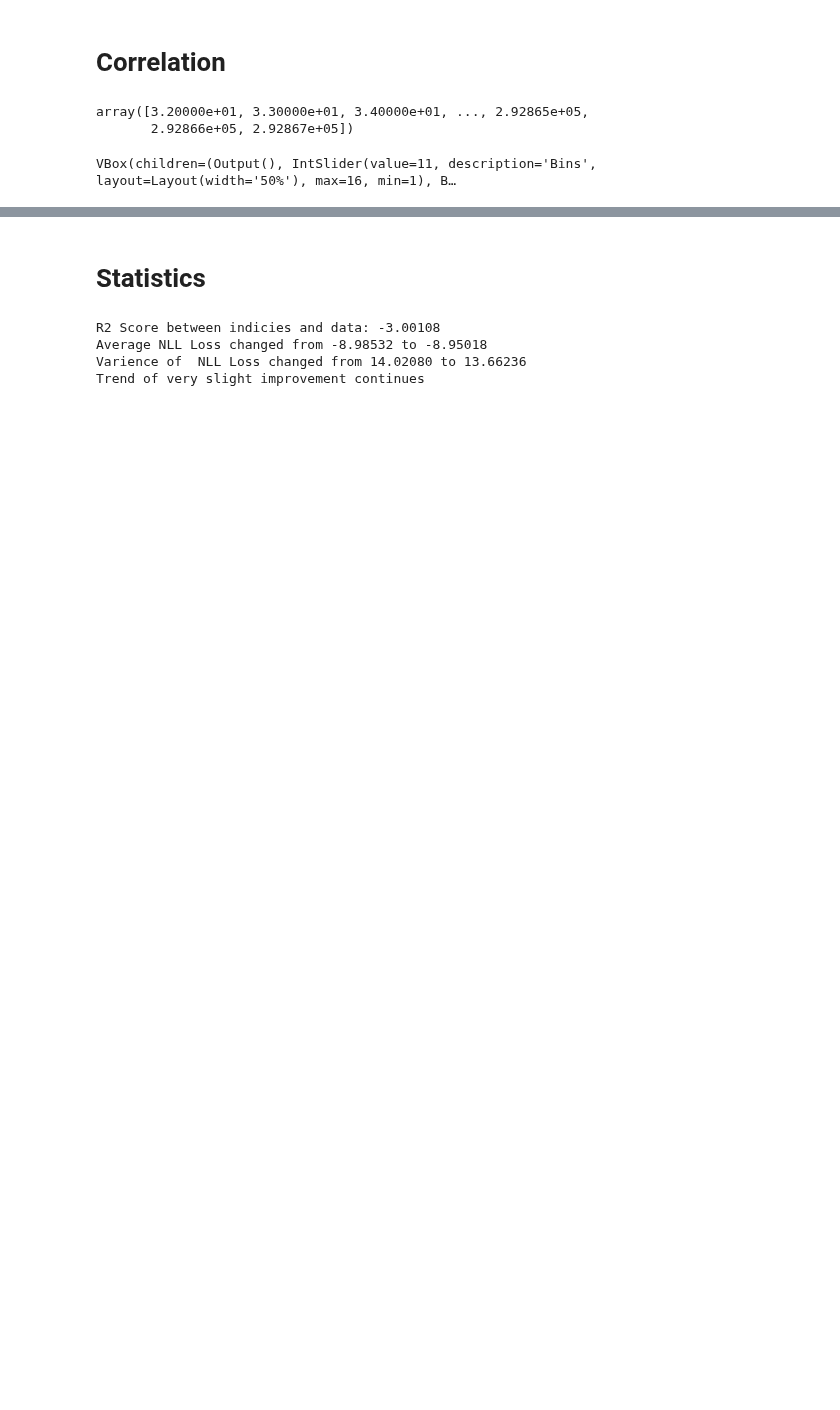
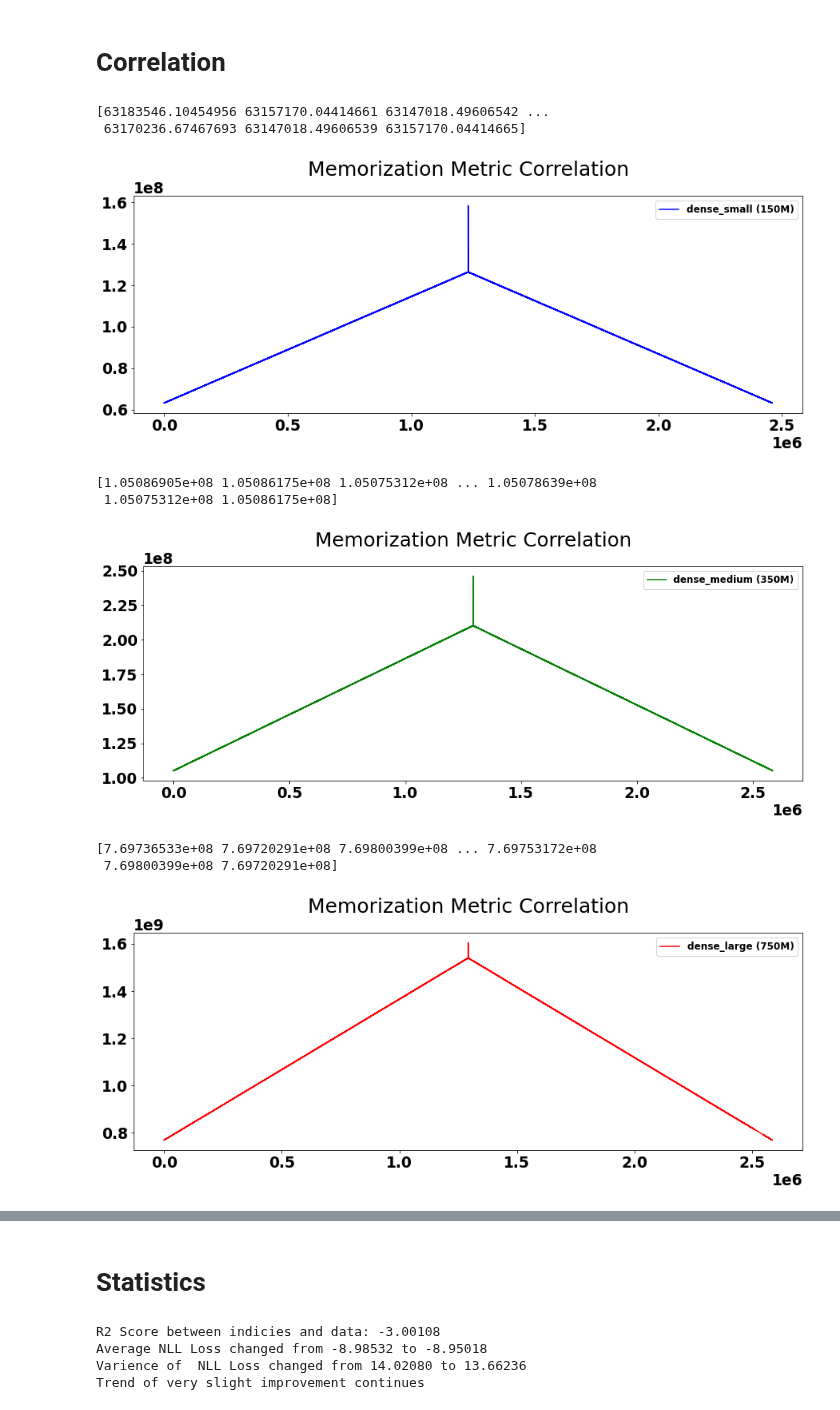
Before and after one commit to EleutherAI/gpt-neox, a Jupyter notebook: eda.ipynb, the cells around one changed output, grey strips where cells are left out. Cells and saved outputs as stored; diff of their text form; code cells hidden in the pictures; blank space fills up the shorter version.

```diff
--- a/eda.ipynb
+++ b/eda.ipynb
@@ -153,15 +186,22 @@ VBox(children=(Output(), IntSlider(value=46, description='Bins', layout=Layout(w
 # %% [markdown]
 # Correlation
 # %%
+from scipy import signal
+for label,color in zip(data_labels,colors):
+    correlation = signal.correlate(data[label][1],data[label][1],mode='same')
+    print(correlation)
+    plt.plot(correlation,label=label,color=color)
+
+    plt.title("Memorization Metric Correlation")
+    plt.legend(loc='upper right')
+    plt.show()
 # %% [output]
-array([3.20000e+01, 3.30000e+01, 3.40000e+01, ..., 2.92865e+05,
-       2.92866e+05, 2.92867e+05])
+[63183546.10454956 63157170.04414661 63147018.49606542 ...
+ 63170236.67467693 63147018.49606539 63157170.04414665]
+[figure, added]
+[1.05086905e+08 1.05086175e+08 1.05075312e+08 ... 1.05078639e+08
+ 1.05075312e+08 1.05086175e+08]
+[figure, added]
+[7.69736533e+08 7.69720291e+08 7.69800399e+08 ... 7.69753172e+08
+ 7.69800399e+08 7.69720291e+08]
+[figure, added]
-# %%
-from scipy import signal
-
-correlation = signal.correlate(indicies, data, mode="full")
-plotter = Plotter(xlabel='indicies',ylabel='correlation',
-                  title='Correlation',x=indicies,y=correlation,default_slider_value=11)
-plotter.run()
-# %% [output]
-VBox(children=(Output(), IntSlider(value=11, description='Bins', layout=Layout(width='50%'), max=16, min=1), B…
```
Also changed, not shown: parts of 6 cells of this notebook.
